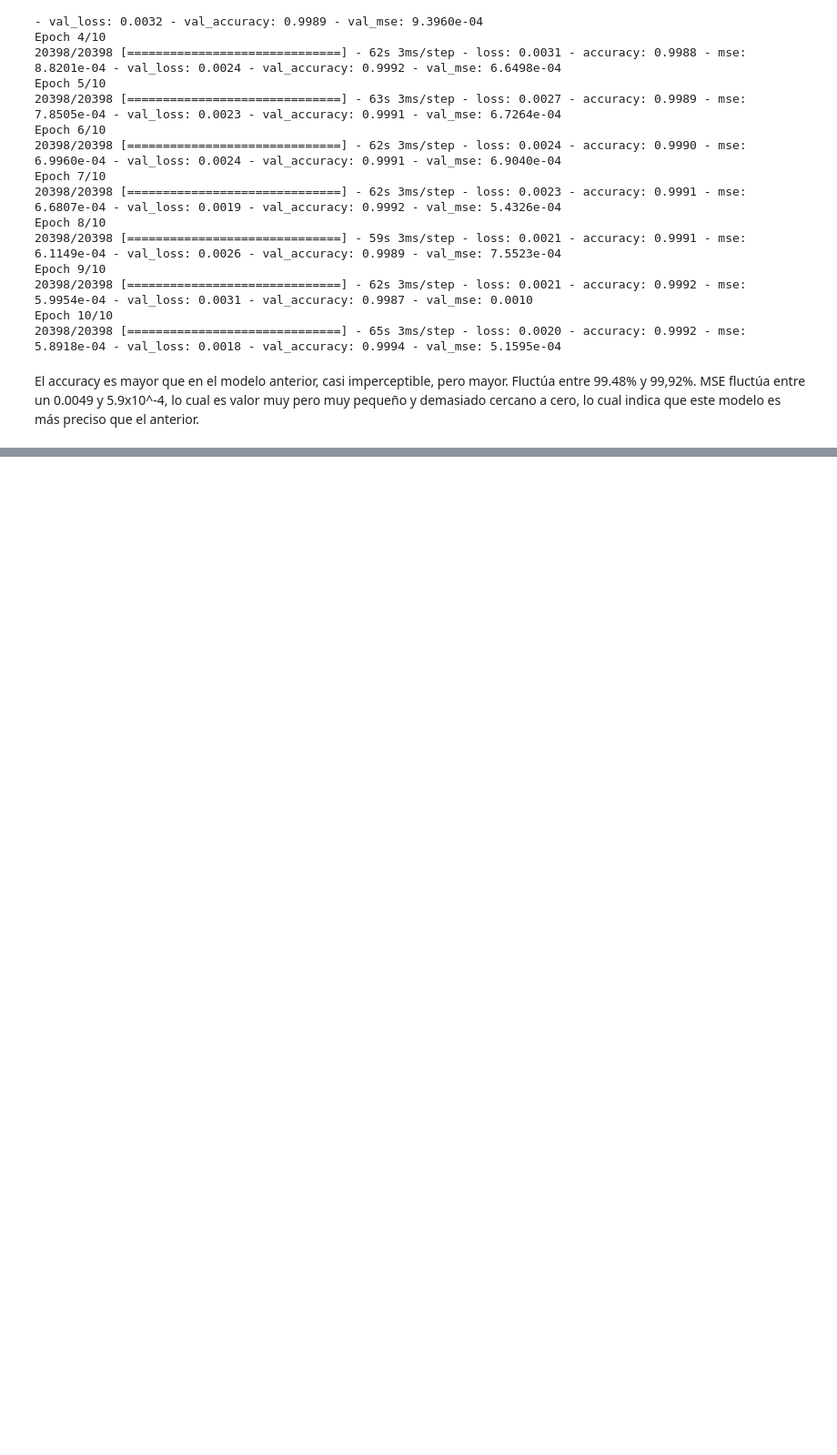
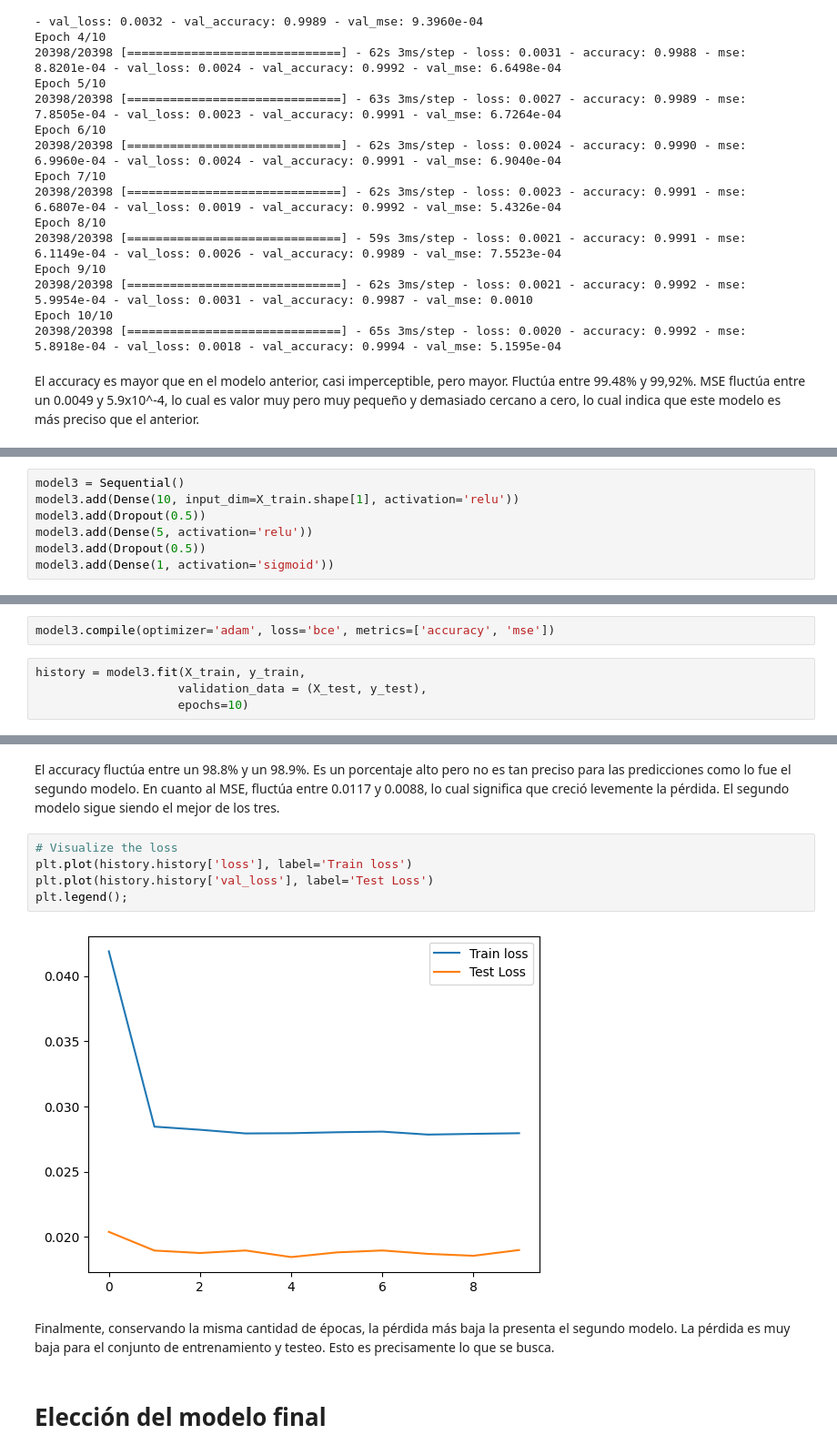
Before and after one commit to chernandezrojas1991/project-2-ml-precipitation-by-day-chile, a Jupyter notebook: project_2_ml_precipitation_by_day.ipynb, the cells around one changed output, grey strips where cells are left out. Shown: that part at 91% size. Saved outputs shown, nothing was run; the diff lists cells and outputs as text; blank space fills up the shorter version.

```diff
--- a/project_2_ml_precipitation_by_day.ipynb
+++ b/project_2_ml_precipitation_by_day.ipynb
@@ -830,0 +844,7 @@ El accuracy es mayor que en el modelo anterior, casi imperceptible, pero mayor.
+# %%
+model3 = Sequential()
+model3.add(Dense(10, input_dim=X_train.shape[1], activation='relu'))
+model3.add(Dropout(0.5))
+model3.add(Dense(5, activation='relu'))
+model3.add(Dropout(0.5))
+model3.add(Dense(1, activation='sigmoid'))
@@ -830,0 +853,6 @@ El accuracy es mayor que en el modelo anterior, casi imperceptible, pero mayor.
+# %%
+model3.compile(optimizer='adam', loss='bce', metrics=['accuracy', 'mse'])
+# %%
+history = model3.fit(X_train, y_train,
+                    validation_data = (X_test, y_test),
+                    epochs=10)
@@ -830,0 +880,13 @@ El accuracy es mayor que en el modelo anterior, casi imperceptible, pero mayor.
+# %% [markdown]
+El accuracy fluctúa entre un 98.8% y un 98.9%. Es un porcentaje alto pero no es tan preciso para las predicciones como lo fue el segundo modelo. En cuanto al MSE, fluctúa entre 0.0117 y 0.0088, lo cual significa que creció levemente la pérdida. El segundo modelo sigue siendo el mejor de los tres.
+# %%
+# Visualize the loss
+plt.plot(history.history['loss'], label='Train loss')
+plt.plot(history.history['val_loss'], label='Test Loss')
+plt.legend();
+# %% [output]
+[figure, added]
+# %% [markdown]
+Finalmente, conservando la misma cantidad de épocas, la pérdida más baja  la presenta el segundo modelo. La pérdida es muy baja para el conjunto de entrenamiento y testeo. Esto es precisamente lo que se busca.
+# %% [markdown]
+# Elección del modelo final
```
Also changed, not shown: parts of 6 cells of this notebook.
